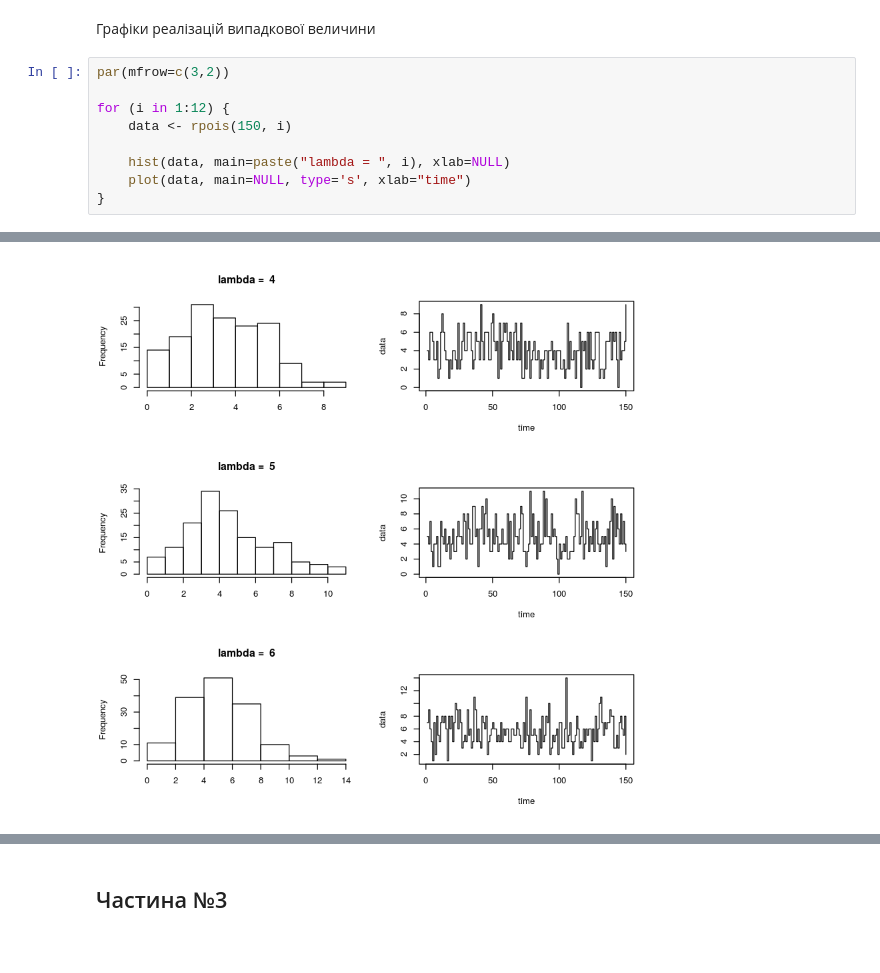
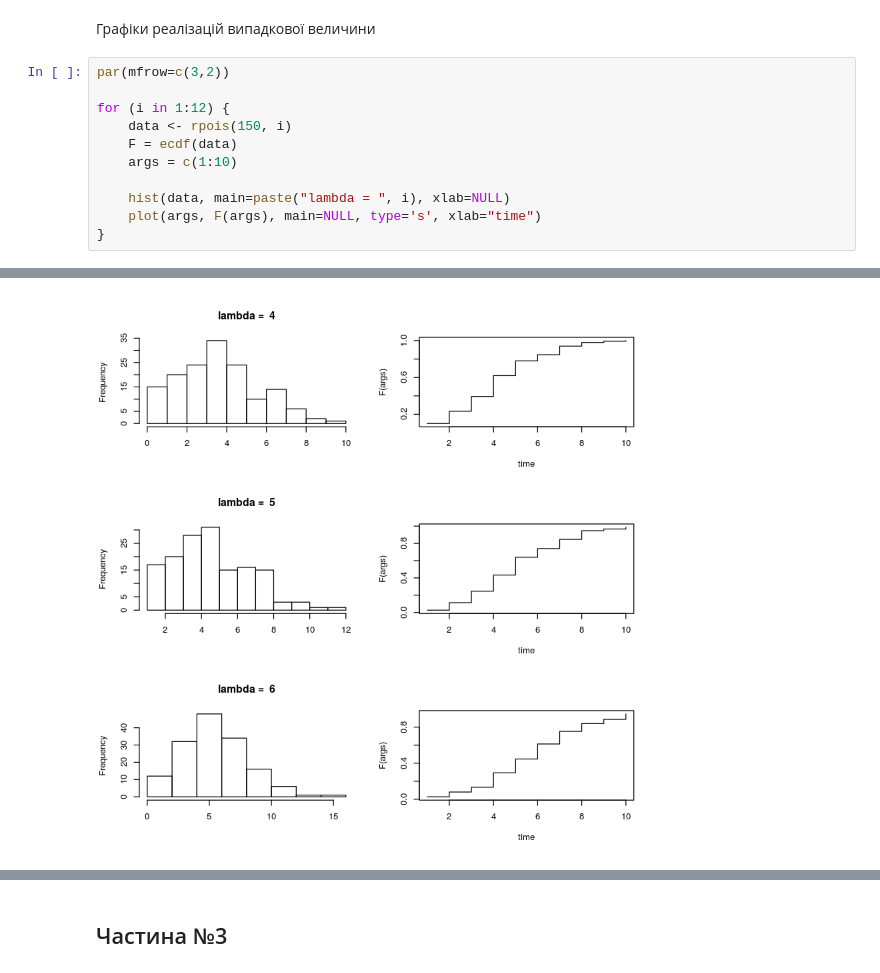
Before and after one commit to vashanin/RandomProcesses, a Jupyter notebook: lab3/RP_Lab3.ipynb, the cells around one changed output, grey strips where cells are left out. Cells and saved outputs as stored; diff of their text form.

```diff
--- a/lab3/RP_Lab3.ipynb
+++ b/lab3/RP_Lab3.ipynb
@@ -83,8 +83,10 @@ par(mfrow=c(3,2))
 
 for (i in 1:12) {
     data <- rpois(150, i)
+    F = ecdf(data)
+    args = c(1:10)
 
     hist(data, main=paste("lambda = ", i), xlab=NULL)
-    plot(data, main=NULL, type='s', xlab="time")
+    plot(args, F(args), main=NULL, type='s', xlab="time")
 }
 # %% [output]
@@ -92 +94 @@ for (i in 1:12) {
-[figure, old version]
+[figure, new version]
```
Also changed, not shown: parts of 8 cells of this notebook, 1 other file.
